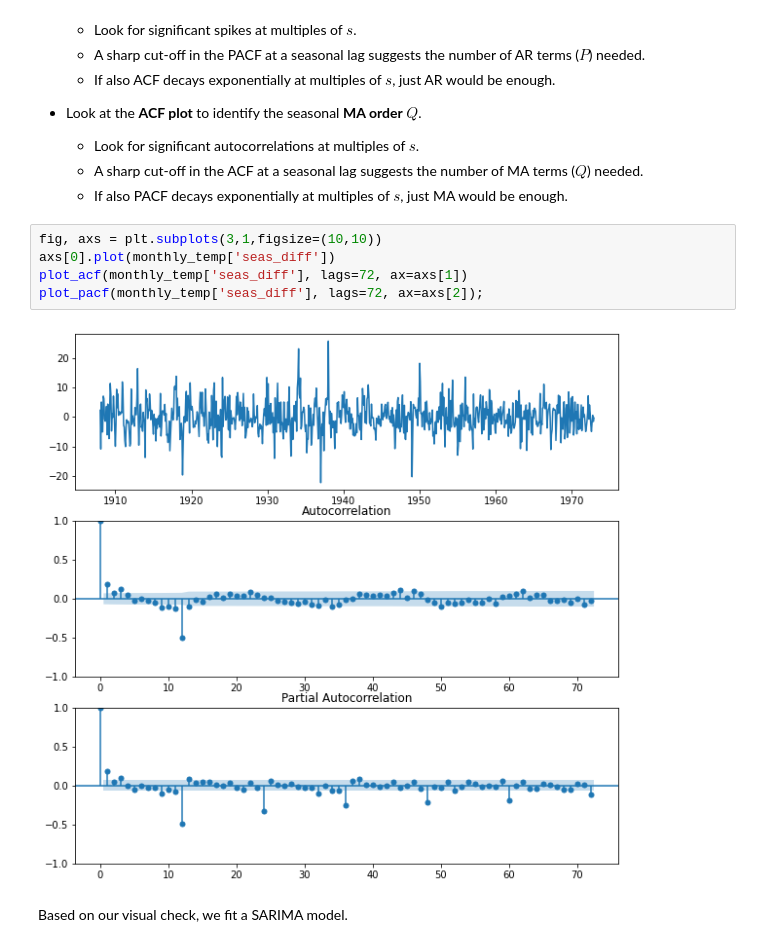
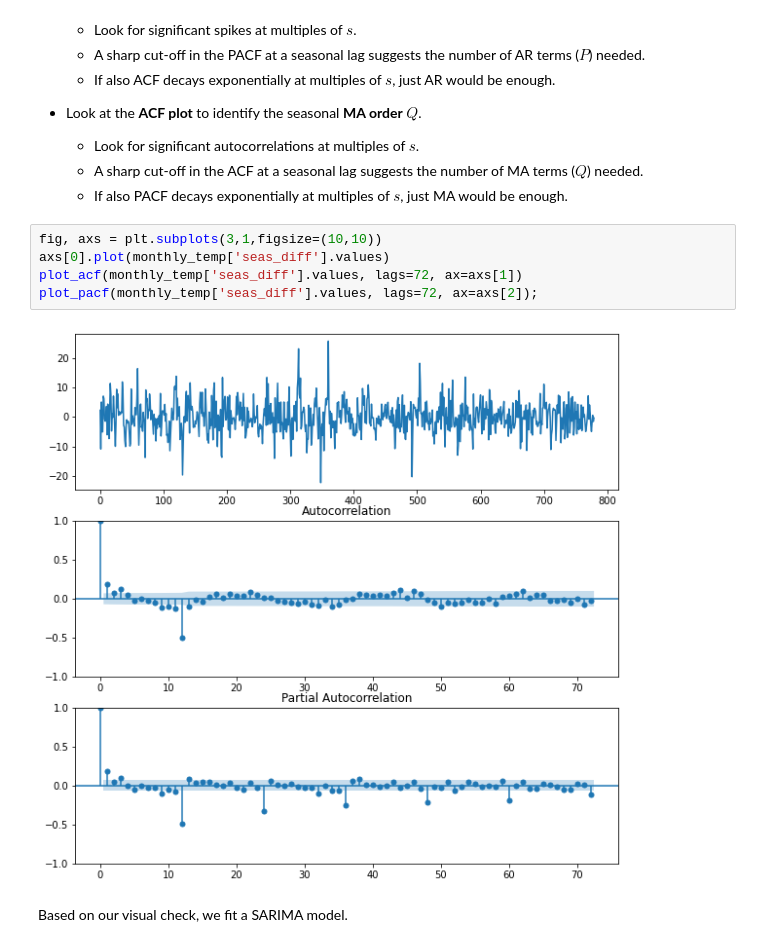
Before and after one commit to nsydn/ise043_tsaf, a Jupyter notebook: ise043_tsaf_2425f_5_arma_arima_sarima.ipynb, the cells around one changed output. Drawn from its saved outputs; the diff is of its cells as text.

```diff
--- a/ise043_tsaf_2425f_5_arma_arima_sarima.ipynb
+++ b/ise043_tsaf_2425f_5_arma_arima_sarima.ipynb
@@ -749,10 +742,10 @@ plt.tight_layout();
   - If also PACF decays exponentially at multiples of $s$, just MA would be enough.
 # %%
 fig, axs = plt.subplots(3,1,figsize=(10,10))
-axs[0].plot(monthly_temp['seas_diff'])
-plot_acf(monthly_temp['seas_diff'], lags=72, ax=axs[1])
-plot_pacf(monthly_temp['seas_diff'], lags=72, ax=axs[2]);
+axs[0].plot(monthly_temp['seas_diff'].values)
+plot_acf(monthly_temp['seas_diff'].values, lags=72, ax=axs[1])
+plot_pacf(monthly_temp['seas_diff'].values, lags=72, ax=axs[2]);
 # %% [output]
-[figure, old version]
+[figure, new version]
 # %% [markdown]
 Based on our visual check, we fit a SARIMA model.
```
Also changed, not shown: parts of 26 cells of this notebook.
